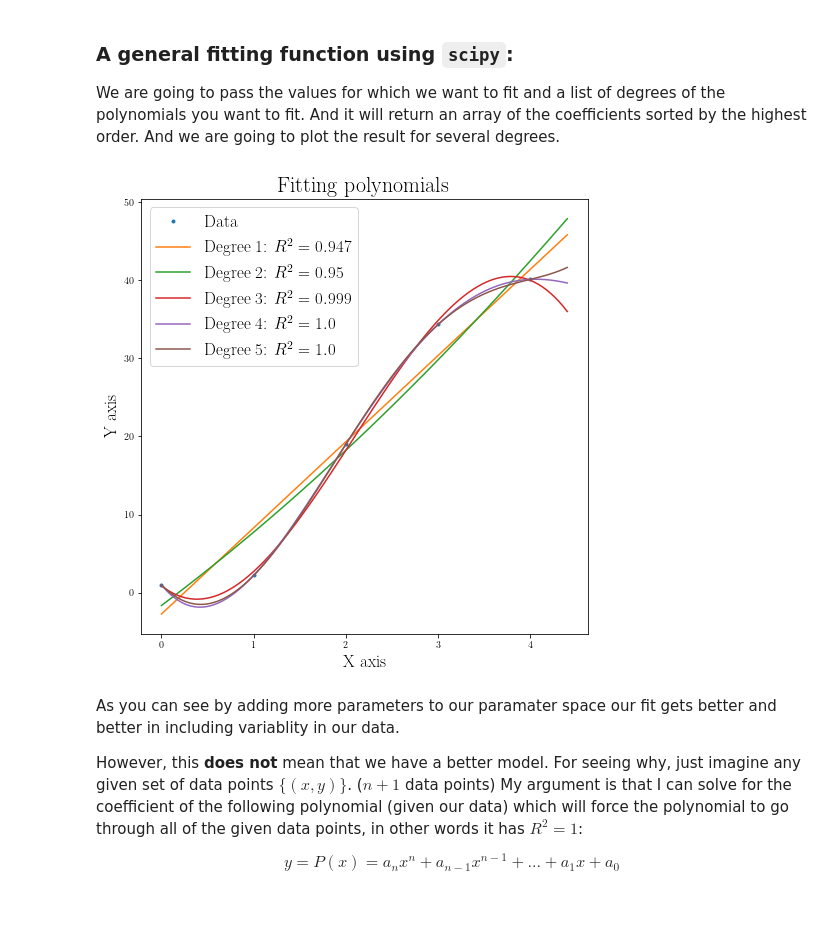
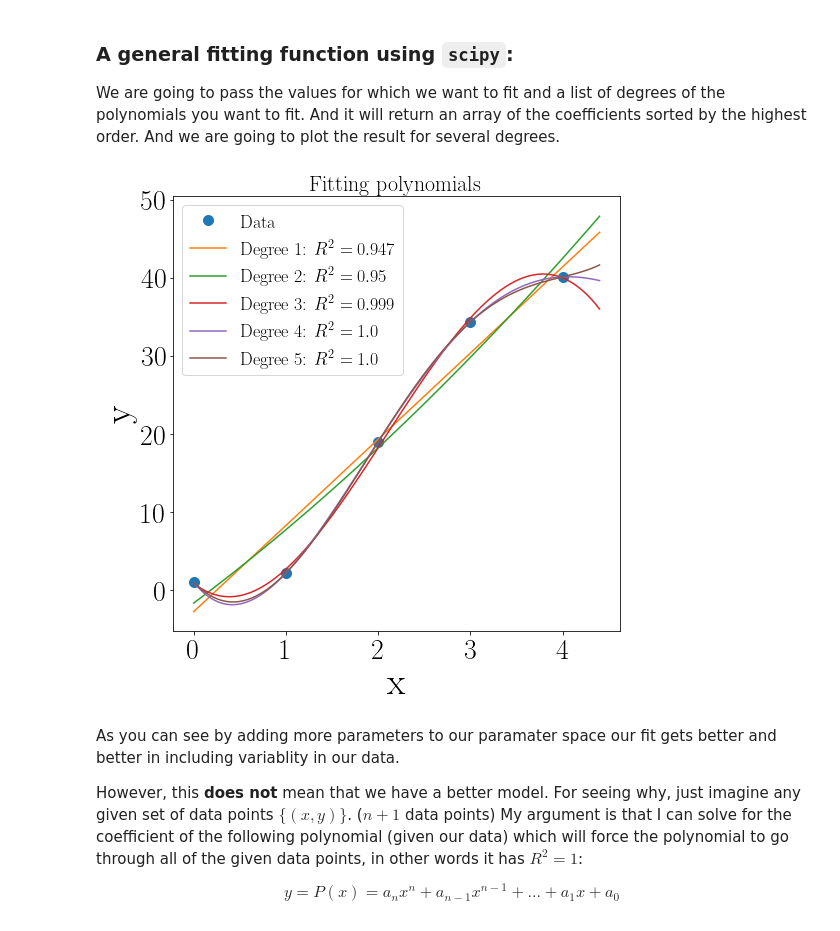
Before and after one commit to abtinshahidi/Foundation_applied_machine_learning, a Jupyter notebook: notebooks/week4/week4.ipynb, the cells around one changed output. Saved outputs shown, nothing was run; the diff lists cells and outputs as text; code cells hidden in the pictures.

```diff
--- a/notebooks/week4/week4.ipynb
+++ b/notebooks/week4/week4.ipynb
@@ -200,0 +208,11 @@ plt.plot(np.linspace(-2,2, 100), y)
+# %%
+n_sample = 1500
+
+samples = []
+for i in range(n_sample):
+    y_ = random.uniform(0, 1)
+    @np.vectorize
+    def f(x):
+        return my_cdf(x) - y_
+
+    samples += [optimize.brentq(f, -3, 3)]
@@ -544,7 +581,7 @@ def plot_fits_data(x_values, y_values, list_of_degrees=[1]):
 
     i= 0
 
-    plt.plot(x_values, y_values, '.', label="Data ")
+    plt.plot(x_values, y_values, '.', label="Data ", markersize=20)
 
     for fit_par in fitting_parameters:
         reg = R_squared(y_values, np.polyval(fit_par, x_values))
@@ -563,17 +600,21 @@ _x_, _y_=[0, 1, 2, 3, 4], [1, 2.2, 19, 34.33, 40.1]
 # %%
 fig = plt.figure(figsize=(8,8))
 
 plot_fits_data(_x_, _y_, [1,2,3,4,5])
 
 
 plt.title(r"Fitting polynomials", fontsize=22)
-plt.legend(fontsize=17)
-plt.xlabel(r"X axis", fontsize=17)
-plt.ylabel(r"Y axis", fontsize=17)
+
+
+plt.ylabel(r"y", fontsize=38)
+plt.xlabel(r"x", fontsize=38)
+
+plt.tick_params(labelsize=28)
+plt.legend(fontsize=18)
 
 plt.show()
 # %% [output]
-[figure, old version]
+[figure, new version]
 # %% [markdown]
 As you can see by adding more parameters to our paramater space our fit gets better and better in including variablity in our data.
 
```
Also changed, not shown: parts of 29 cells of this notebook.
